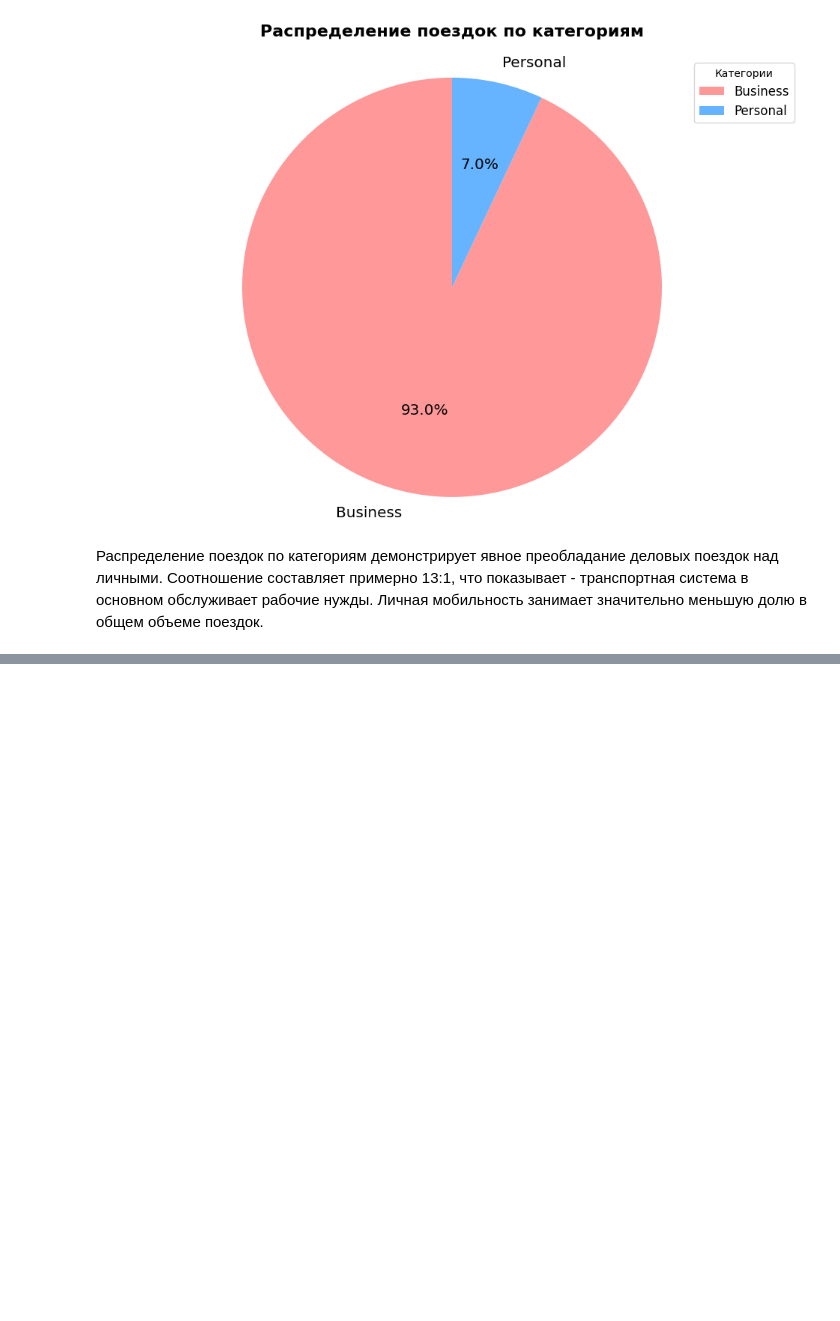
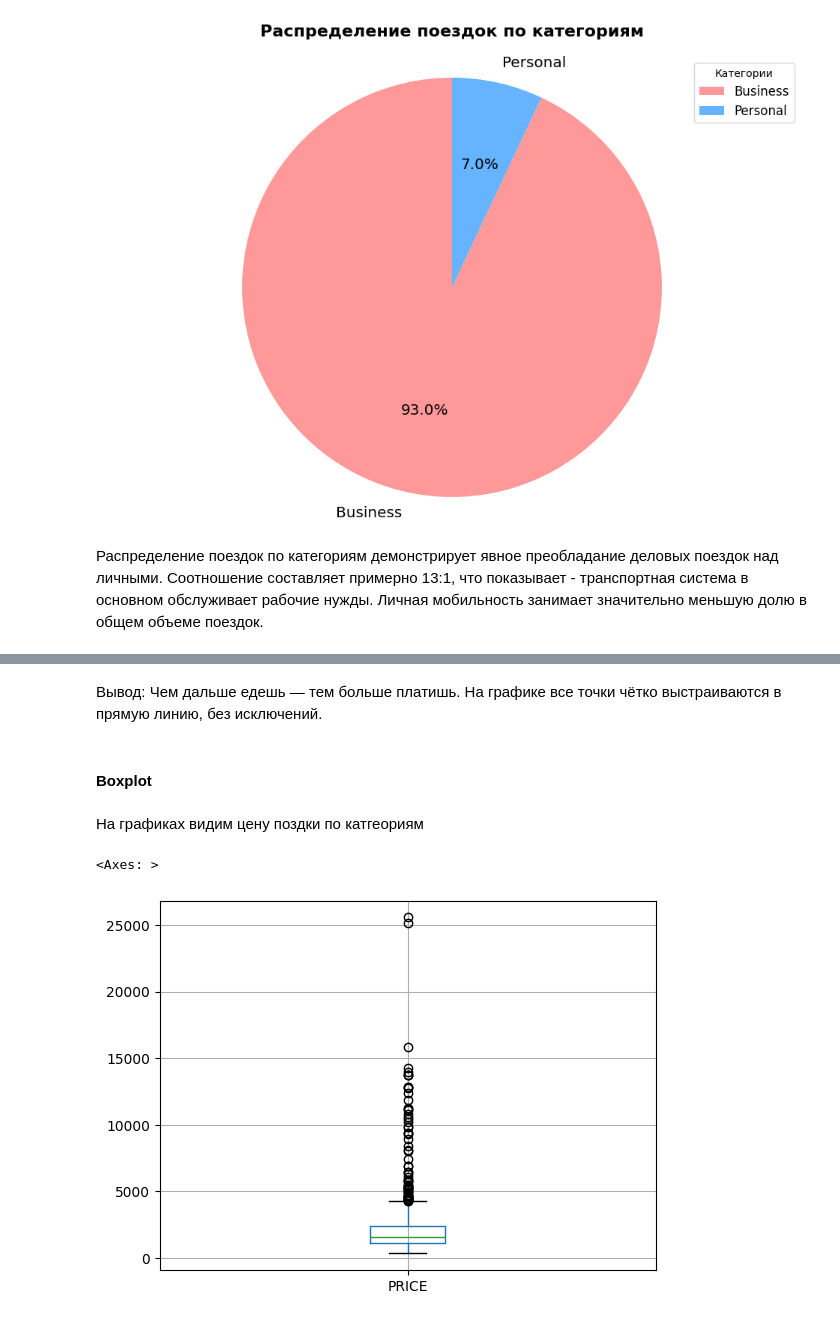
Before and after one commit to kraggg/DataAnalysis, a Jupyter notebook: ЛР_2_Бабенко_8.ipynb, the cells around one changed output, grey strips where cells are left out. Drawn from its saved outputs; the diff is of its cells as text; code cells hidden in the pictures; blank space fills up the shorter version.

```diff
--- a/ЛР_2_Бабенко_8.ipynb
+++ b/ЛР_2_Бабенко_8.ipynb
@@ -144,0 +308,11 @@ plt.show()
+# %% [markdown]
+Вывод: Чем дальше едешь — тем больше платишь. На графике все точки чётко выстраиваются в прямую линию, без исключений.
+# %% [markdown]
+#### Boxplot
+# %% [markdown]
+На графиках видим цену поздки по катгеориям
+# %%
+df.boxplot(column='PRICE')
+# %% [output]
+<Axes: >
+[figure, added]
```
Also changed, not shown: parts of 53 cells of this notebook.
